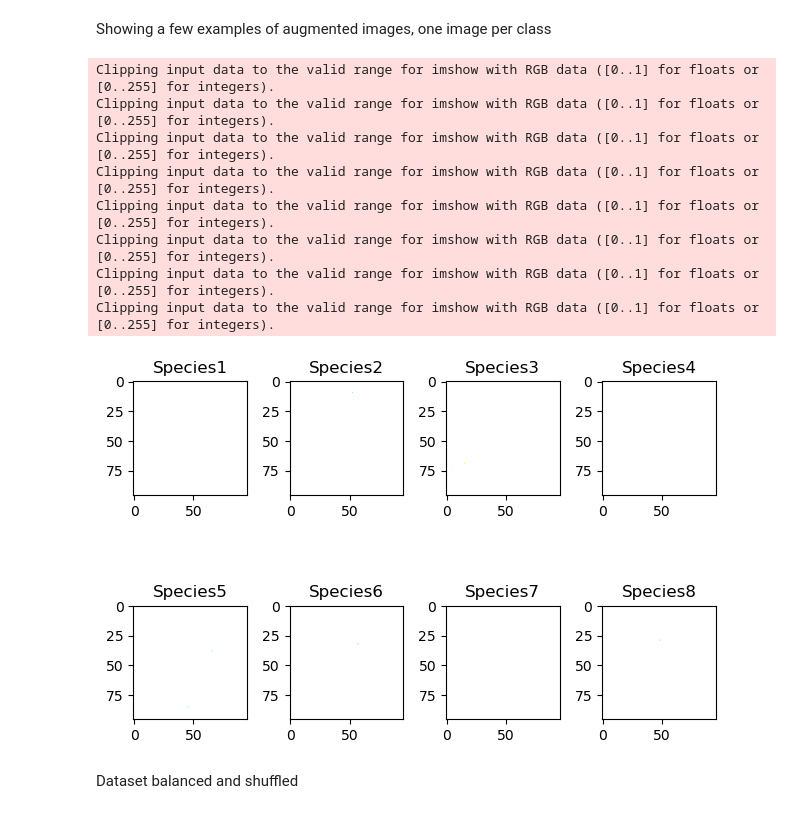
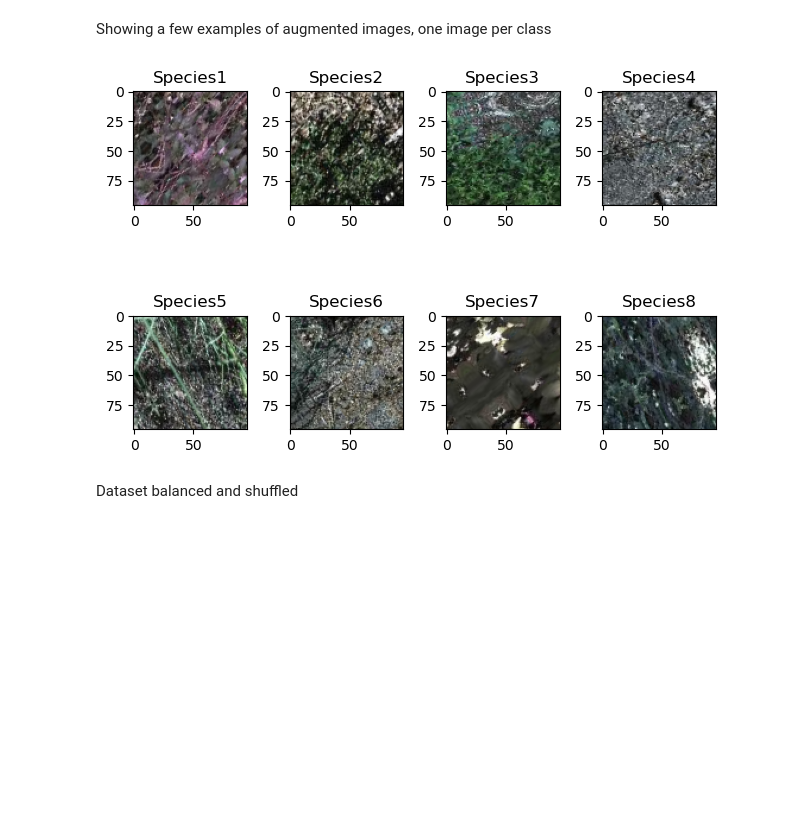
Before and after one commit to gabrieleginestroni/AN2DL-project-2022, a Jupyter notebook: Code/simo_conv+dense_v1.ipynb, the cells around one changed output. Saved outputs shown, nothing was run; the diff lists cells and outputs as text; code cells hidden in the pictures; blank space fills up the shorter version.

```diff
--- a/Code/simo_conv+dense_v1.ipynb
+++ b/Code/simo_conv+dense_v1.ipynb
@@ -81,13 +82,13 @@ plt.show()
 [figure]
 # %%
 # image transformations generator
-gen = ImageDataGenerator(rotation_range = 30,
+gen = ImageDataGenerator(rotation_range = 90, # increased rotation range to 90 degrees
                          height_shift_range = 20,
                          width_shift_range = 20,
                          horizontal_flip = True,
                          vertical_flip = True,
                          zoom_range = 0.2, # added zoom range
-                         fill_mode = 'nearest')
+                         fill_mode = 'reflect')
 
 # number of images to reach for each category
 desired_amount = 800
@@ -140,27 +141,20 @@ Showing a few examples of augmented images, one image per class
 # %%
 num_row = 2
 num_col = 4
 fig, axes = plt.subplots(num_row, num_col)
 for i in range(num_row * num_col):
 
-    # show a random augmented image -> not working
-    img = random.choice(aug_samples)
+    # show a random augmented image
+    # TODO: not working because it does not choose an image from each class correctly
+    img = Image.fromarray(np.uint8(random.choice(aug_samples)))
     ax = axes[i//num_col, i%num_col]
     ax.imshow(img)
     ax.set_title(labels[i])
 
 plt.tight_layout()
 plt.show()
 # %% [output]
-Clipping input data to the valid range for imshow with RGB data ([0..1] for floats or [0..255] for integers).
-Clipping input data to the valid range for imshow with RGB data ([0..1] for floats or [0..255] for integers).
-Clipping input data to the valid range for imshow with RGB data ([0..1] for floats or [0..255] for integers).
-Clipping input data to the valid range for imshow with RGB data ([0..1] for floats or [0..255] for integers).
-Clipping input data to the valid range for imshow with RGB data ([0..1] for floats or [0..255] for integers).
-Clipping input data to the valid range for imshow with RGB data ([0..1] for floats or [0..255] for integers).
-Clipping input data to the valid range for imshow with RGB data ([0..1] for floats or [0..255] for integers).
-Clipping input data to the valid range for imshow with RGB data ([0..1] for floats or [0..255] for integers).
-[figure, old version]
+[figure, new version]
 # %% [markdown]
 Dataset balanced and shuffled
 # %%
```
Also changed, not shown: parts of 10 cells of this notebook, 4 other files.
